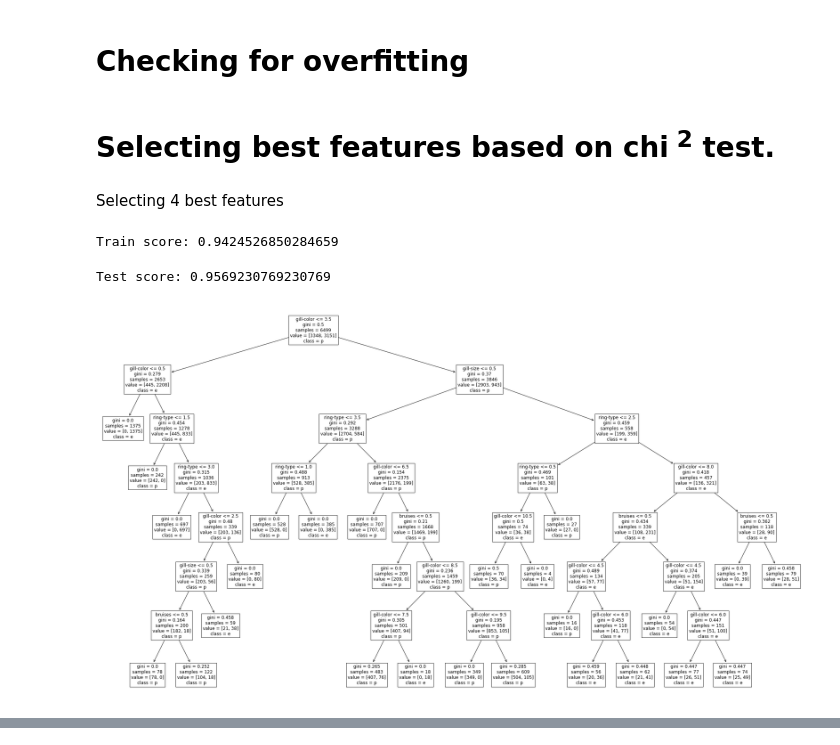
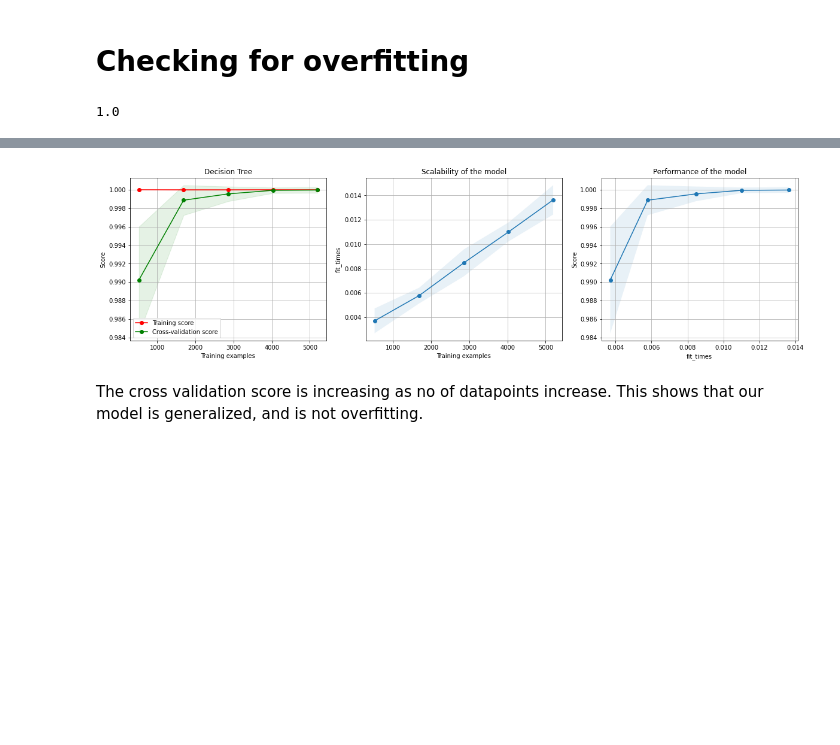
Before and after one commit to rohankavari/MachineLearning, a Jupyter notebook: decision_tree_mushroom_data.ipynb, the cells around one changed output, grey strips where cells are left out. Saved outputs shown, nothing was run; the diff lists cells and outputs as text; code cells hidden in the pictures; blank space fills up the shorter version.

```diff
--- a/decision_tree_mushroom_data.ipynb
+++ b/decision_tree_mushroom_data.ipynb
@@ -59,5 +74,3 @@ tree.plot_tree(model1,fontsize=12,feature_names=x.columns,class_names=['p','e'],
 The test and train accuracy is 1, which is alarming and our model might be overfitting the data.
 # %% [markdown]
 # Checking for overfitting
-# %% [markdown]
-# Selecting best features based on chi<sup> 2</sup> test.
@@ -71,5 +76,0 @@ import matplotlib.pyplot as plt
-# %% [markdown]
-Selecting 4 best features
-# %%
-test = SelectKBest(score_func=chi2, k=4)
-x_best = test.fit_transform(x, y)
@@ -78,28 +77,5 @@ xcol=data.columns[1:]
-# %%
-X_train, X_test, y_train, y_test = train_test_split(x_best, y, test_size=0.2, random_state=2)
-
-parameters = {'criterion':('gini', 'entropy'),
-              'min_samples_split':[2,3,4,5],
-              'max_depth':[9,10,11,12],
-             }
-
-
-tr = tree.DecisionTreeClassifier()
-gsearch = GridSearchCV(tr, parameters)
-gsearch.fit(X_train, y_train)
-model1 = gsearch.best_estimator_
-# %%
-score = model1.score(X_train, y_train)
-print("Train score:",score)
-# %% [output]
-Train score: 0.9424526850284659
-# %%
-score = model1.score(X_test, y_test)
-print("Test score:",score)
-# %% [output]
-Test score: 0.9569230769230769
-# %%
-plt.figure(figsize=(35,20))
-tree.plot_tree(model1,fontsize=12,feature_names=xcol[test.get_support()],class_names=['p','e'],) ;
-# %% [output]
-[figure, removed]
+# %%
+from sklearn.model_selection import cross_val_score
+np.mean(cross_val_score(model2, X_train, y_train, cv=10))
+# %% [output]
+1.0
@@ -105,0 +200,4 @@ tree.plot_tree(model1,fontsize=12,feature_names=xcol[test.get_support()],class_n
+# %%
+cv = ShuffleSplit(n_splits=100, test_size=0.2, random_state=0)
+plot_learning_curve(model2,"Decision Tree", X_train, y_train,cv=cv)
+# %% [output]
@@ -105,0 +205,3 @@ tree.plot_tree(model1,fontsize=12,feature_names=xcol[test.get_support()],class_n
+[figure, added]
+# %% [markdown]
+The cross validation score is increasing as no of datapoints increase. This shows that our model is generalized, and is not overfitting.
```
Also changed, not shown: parts of 9 cells of this notebook.
